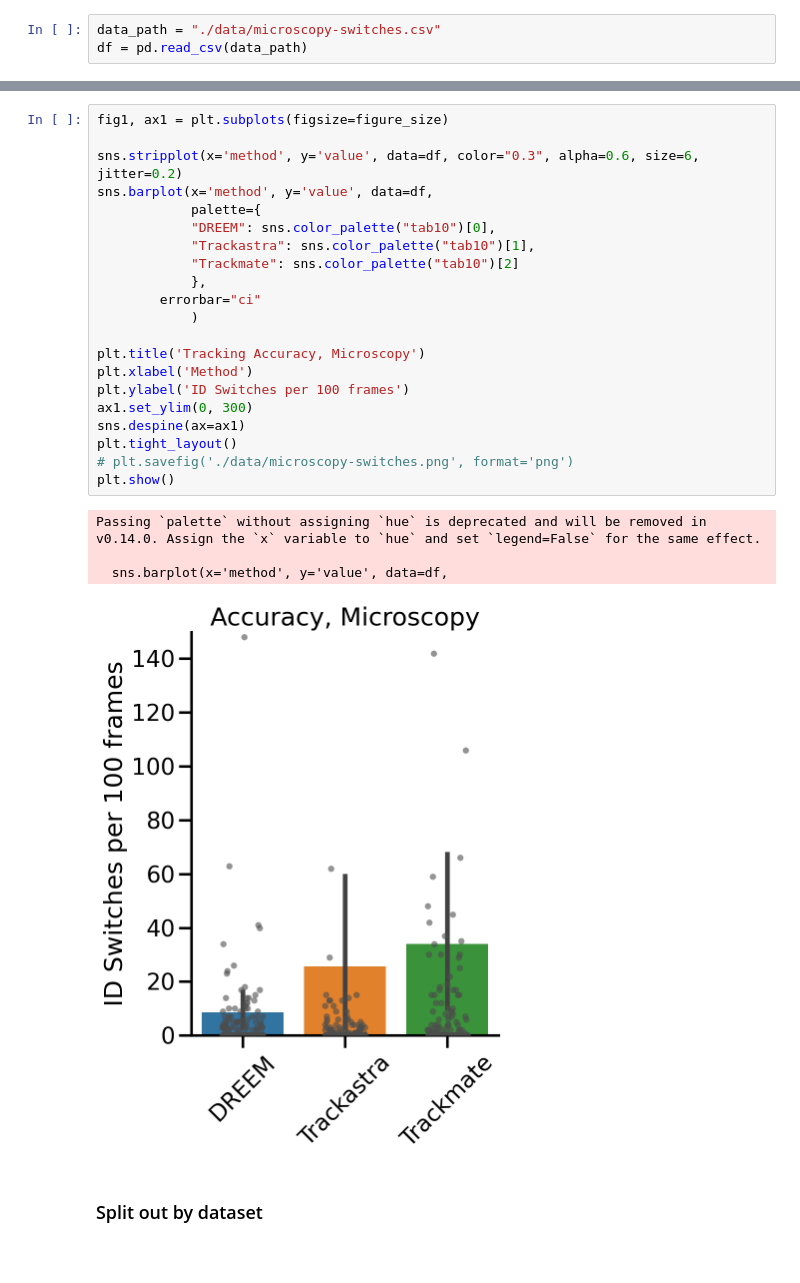
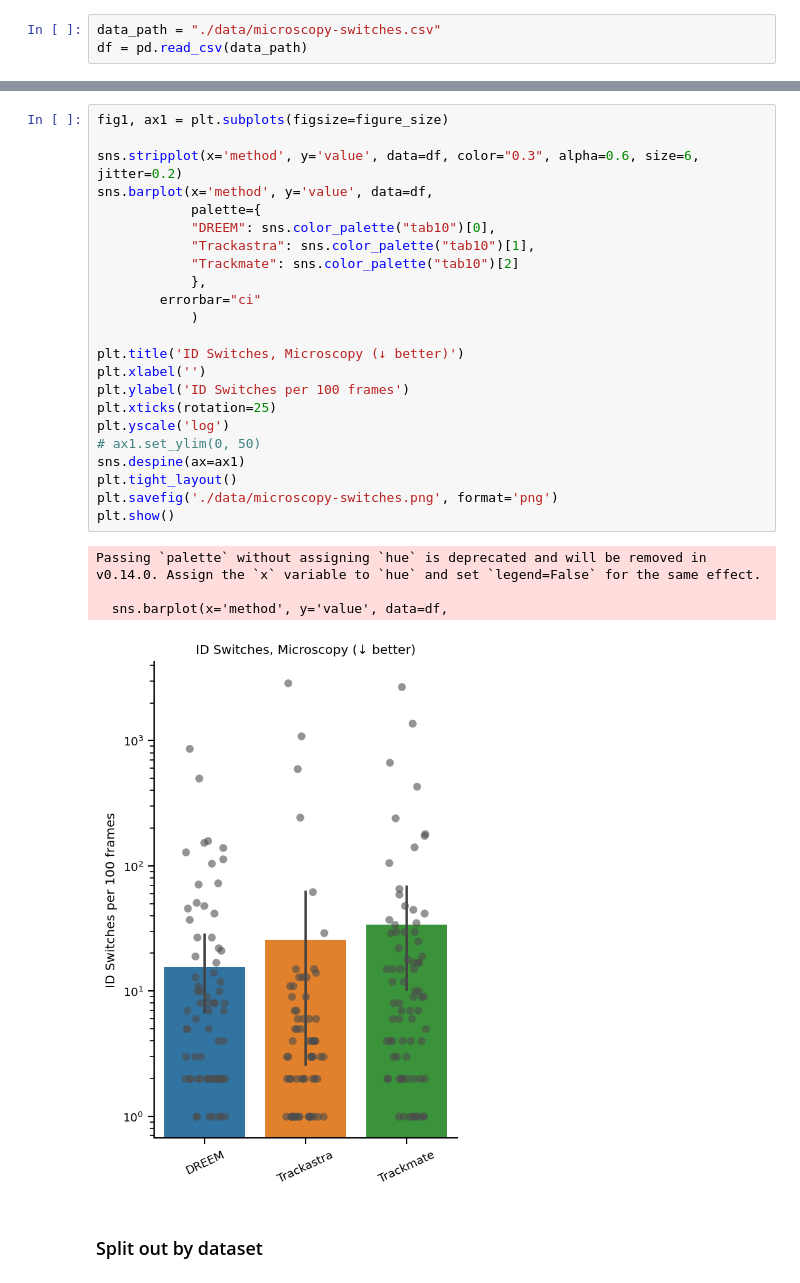
Before and after one commit to talmolab/dreem-plots, a Jupyter notebook: plot_dreem_for_submission.ipynb, the cells around one changed output, grey strips where cells are left out. Drawn from its saved outputs; the diff is of its cells as text.

```diff
--- a/plot_dreem_for_submission.ipynb
+++ b/plot_dreem_for_submission.ipynb
@@ -119,29 +135,31 @@ df = pd.read_csv(data_path)
 # %%
 fig1, ax1 = plt.subplots(figsize=figure_size)
 
 sns.stripplot(x='method', y='value', data=df, color="0.3", alpha=0.6, size=6, jitter=0.2)
 sns.barplot(x='method', y='value', data=df,
             palette={
             "DREEM": sns.color_palette("tab10")[0],
             "Trackastra": sns.color_palette("tab10")[1],
             "Trackmate": sns.color_palette("tab10")[2]
             },
         errorbar="ci"
             )
 
-plt.title('Tracking Accuracy, Microscopy')
-plt.xlabel('Method')
+plt.title('ID Switches, Microscopy (↓ better)')
+plt.xlabel('')
 plt.ylabel('ID Switches per 100 frames')
-ax1.set_ylim(0, 300)
+plt.xticks(rotation=25)
+plt.yscale('log')
+# ax1.set_ylim(0, 50)
 sns.despine(ax=ax1)
 plt.tight_layout()
-# plt.savefig('./data/microscopy-switches.png', format='png')
+plt.savefig('./data/microscopy-switches.png', format='png')
 plt.show()
 # %% [output]
 Passing `palette` without assigning `hue` is deprecated and will be removed in v0.14.0. Assign the `x` variable to `hue` and set `legend=False` for the same effect.
 
   sns.barplot(x='method', y='value', data=df,
-[figure, old version]
+[figure, new version]
 # %% [markdown]
 ### Split out by dataset
 # %%
```
Also changed, not shown: parts of 18 cells of this notebook, 18 other files.
